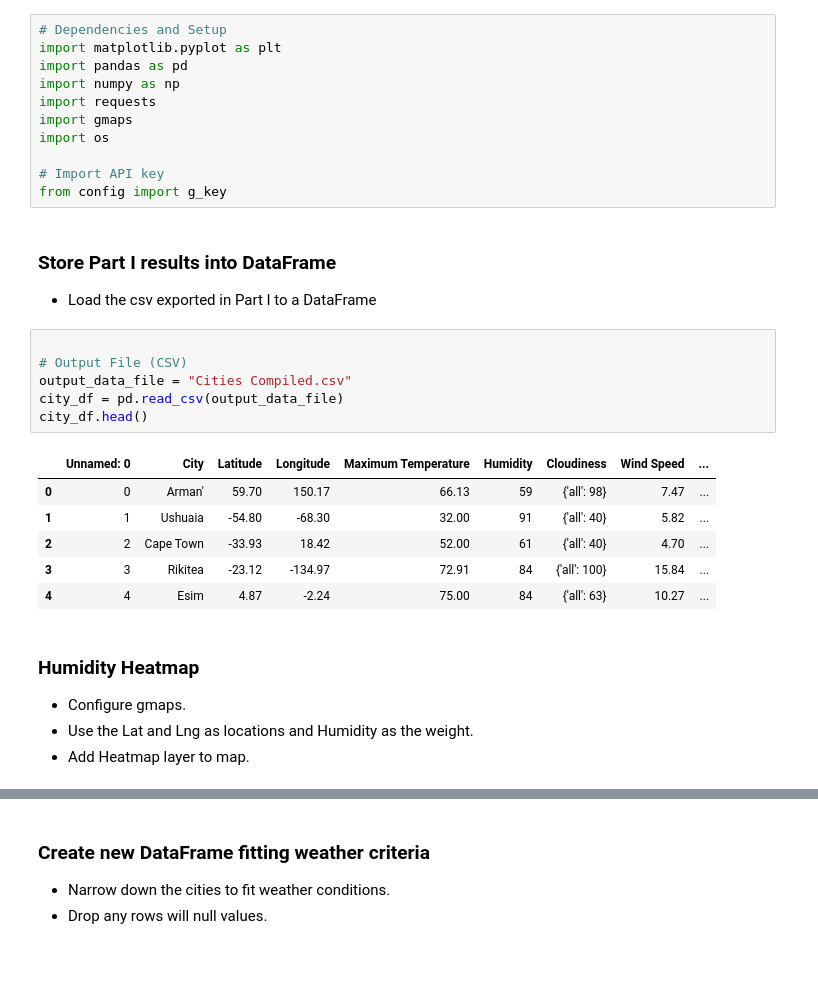
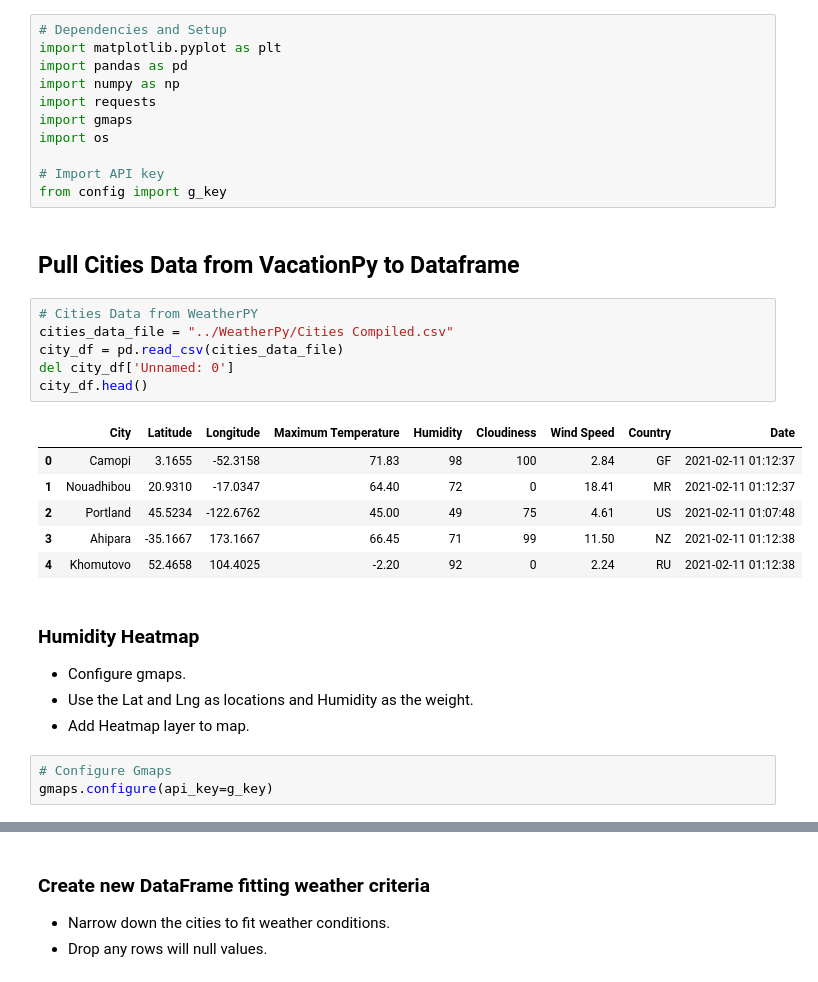
Before and after one commit to mrryanlittle/python-api-challenge, a Jupyter notebook: VacationPy/VacationPy.ipynb, the cells around one changed output, grey strips where cells are left out. Saved outputs shown, nothing was run; the diff lists cells and outputs as text.

```diff
--- a/VacationPy/VacationPy.ipynb
+++ b/VacationPy/VacationPy.ipynb
@@ -15,24 +11,26 @@ import os
 
 # Import API key
 from config import g_key
-# %% [markdown]
-### Store Part I results into DataFrame
-* Load the csv exported in Part I to a DataFrame
+# %% [markdown]
+## Pull Cities Data from VacationPy to Dataframe
 # %%
-
-# Output File (CSV)
-output_data_file = "Cities Compiled.csv"
-city_df = pd.read_csv(output_data_file)
+# Cities Data from WeatherPY
+cities_data_file = "../WeatherPy/Cities Compiled.csv"
+city_df = pd.read_csv(cities_data_file)
+del city_df['Unnamed: 0']
 city_df.head()
 # %% [output]
-|  | Unnamed: 0 | City | Latitude | Longitude | Maximum Temperature | Humidity | Cloudiness | Wind Speed | ... |
-| 0 | 0 | Arman' | 59.70 | 150.17 | 66.13 | 59 | {'all': 98} | 7.47 | ... |
-| 1 | 1 | Ushuaia | -54.80 | -68.30 | 32.00 | 91 | {'all': 40} | 5.82 | ... |
-| 2 | 2 | Cape Town | -33.93 | 18.42 | 52.00 | 61 | {'all': 40} | 4.70 | ... |
-| 3 | 3 | Rikitea | -23.12 | -134.97 | 72.91 | 84 | {'all': 100} | 15.84 | ... |
-| 4 | 4 | Esim | 4.87 | -2.24 | 75.00 | 84 | {'all': 63} | 10.27 | ... |
+|  | City | Latitude | Longitude | Maximum Temperature | Humidity | Cloudiness | Wind Speed | Country | Date |
+| 0 | Camopi | 3.1655 | -52.3158 | 71.83 | 98 | 100 | 2.84 | GF | 2021-02-11 01:12:37 |
+| 1 | Nouadhibou | 20.9310 | -17.0347 | 64.40 | 72 | 0 | 18.41 | MR | 2021-02-11 01:12:37 |
+| 2 | Portland | 45.5234 | -122.6762 | 45.00 | 49 | 75 | 4.61 | US | 2021-02-11 01:07:48 |
+| 3 | Ahipara | -35.1667 | 173.1667 | 66.45 | 71 | 99 | 11.50 | NZ | 2021-02-11 01:12:38 |
+| 4 | Khomutovo | 52.4658 | 104.4025 | -2.20 | 92 | 0 | 2.24 | RU | 2021-02-11 01:12:38 |
 # %% [markdown]
 ### Humidity Heatmap
 * Configure gmaps.
 * Use the Lat and Lng as locations and Humidity as the weight.
 * Add Heatmap layer to map.
+# %%
+# Configure Gmaps
+gmaps.configure(api_key=g_key)
```
Also changed, not shown: parts of 8 cells of this notebook, 7 other files.
